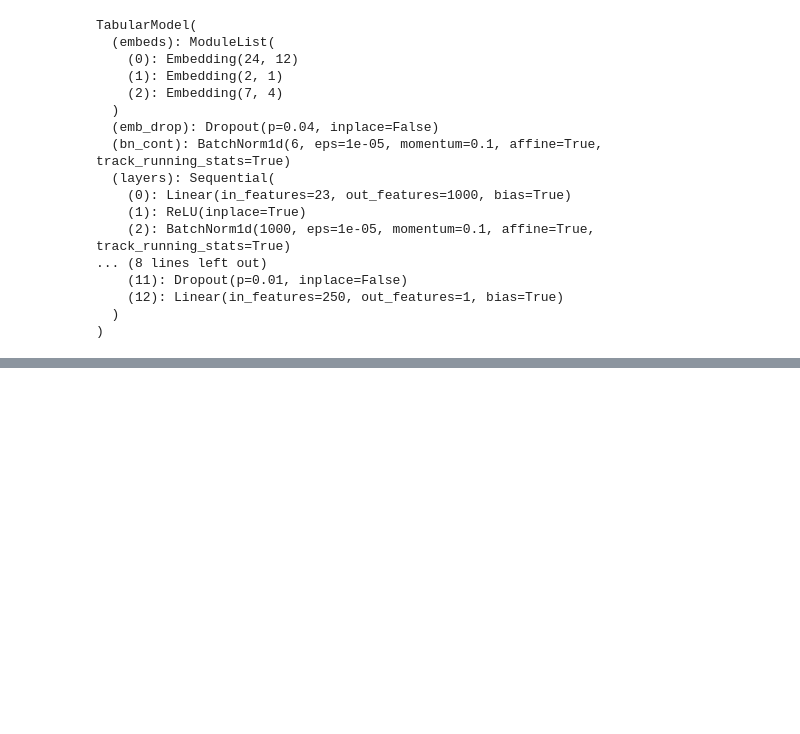
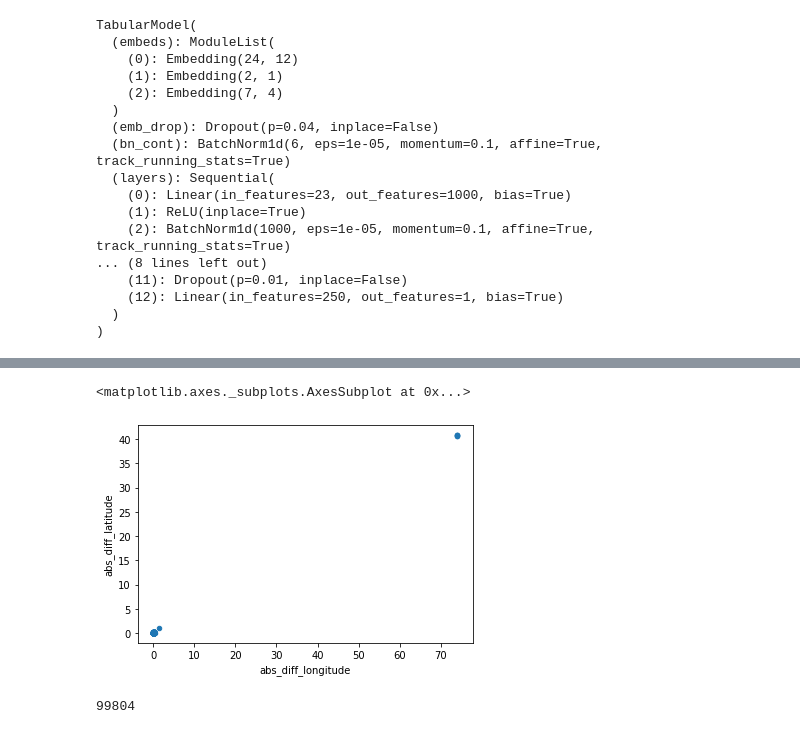
Before and after one commit to msasen/pytorch, a Jupyter notebook: 5_mesafe_hesaplama.ipynb, the cells around one changed output, grey strips where cells are left out. Saved outputs shown, nothing was run; the diff lists cells and outputs as text; code cells hidden in the pictures; blank space fills up the shorter version.

```diff
--- a/5_mesafe_hesaplama.ipynb
+++ b/5_mesafe_hesaplama.ipynb
@@ -576,0 +599,7 @@ lr, tloss, vloss = fit(model=model, train_dl=traindl, val_dl=valdl, loss_fn=nn.M
+# %%
+train_df = df_train
+# %%
+print(train_df.isnull().sum())
+print('Old size %d'% len(train_df))
+train_df = train_df.dropna(how='any',axis='rows')
+print('New size %d' % len(train_df))
@@ -576,0 +644,10 @@ lr, tloss, vloss = fit(model=model, train_dl=traindl, val_dl=valdl, loss_fn=nn.M
+# %%
+train_df.iloc[:2000].plot.scatter('abs_diff_longitude', 'abs_diff_latitude')
+# %% [output]
+<matplotlib.axes._subplots.AxesSubplot at 0x...>
+[figure, added]
+# %%
+train_df = train_df[(train_df.abs_diff_longitude<5) & (train_df.abs_diff_latitude<5)]
+print(len(train_df))
+# %% [output]
+99804
```
Also changed, not shown: parts of 24 cells of this notebook.
